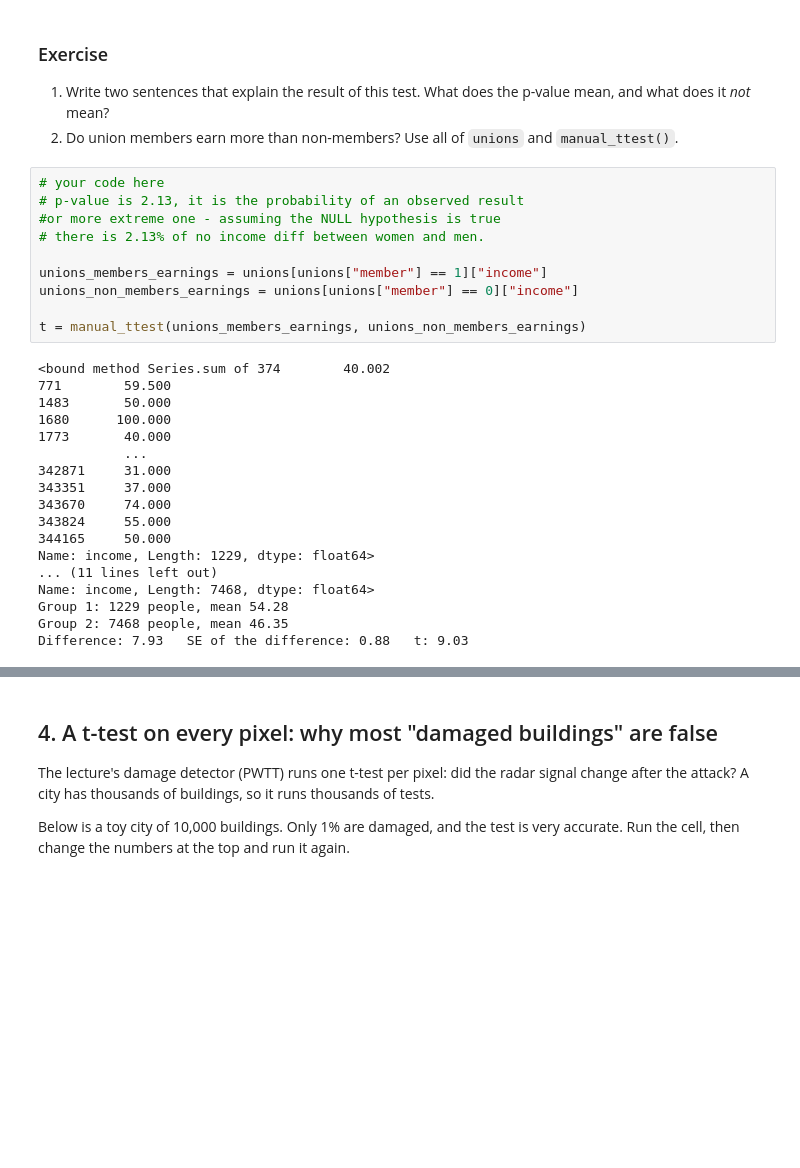
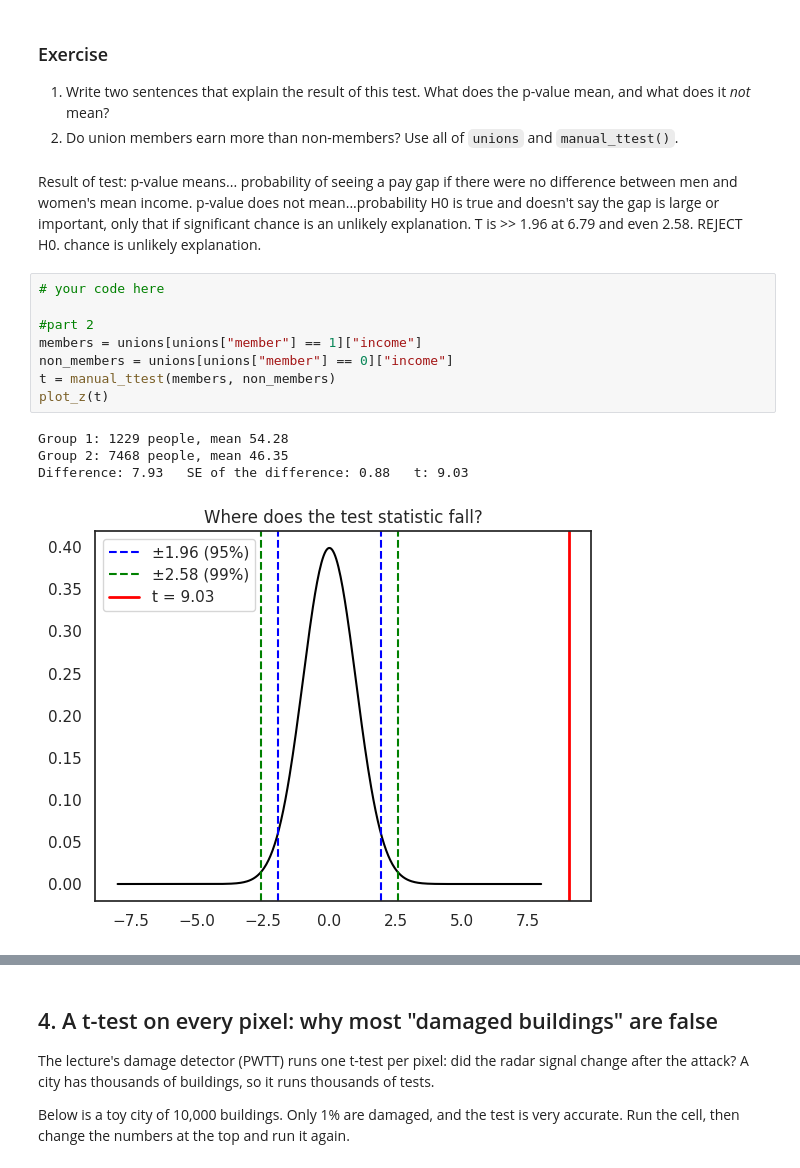
Before and after one commit to jasminebarry/BASC0005, a Jupyter notebook: notebooks/W06. Hypothesis Testing.ipynb, the cells around one changed output, grey strips where cells are left out. Drawn from its saved outputs; the diff is of its cells as text; blank space fills up the shorter version.

```diff
--- a/notebooks/W06. Hypothesis Testing.ipynb
+++ b/notebooks/W06. Hypothesis Testing.ipynb
@@ -218,31 +210,21 @@ p-value = 2.12797073051945e-11
 
 1. Write two sentences that explain the result of this test. What does the p-value mean, and what does it *not* mean?
 2. Do union members earn more than non-members? Use all of `unions` and `manual_ttest()`.
+# %% [markdown]
+Result of test:
+p-value means... probability of seeing a pay gap if there were no difference between men and women's mean income.
+p-value does not mean...probability H0 is true and doesn't say the gap is large or important, only that if significant chance is an unlikely explanation.
+T is >> 1.96 at 6.79 and even 2.58. REJECT H0. chance is unlikely explanation.
 # %%
 # your code here
-# p-value is 2.13, it is the probability of an observed result
-#or more extreme one - assuming the NULL hypothesis is true
-# there is 2.13% of no income diff between women and men.
 
-unions_members_earnings = unions[unions["member"] == 1]["income"]
-unions_non_members_earnings = unions[unions["member"] == 0]["income"]
-
-t = manual_ttest(unions_members_earnings, unions_non_members_earnings)
+#part 2
+members = unions[unions["member"] == 1]["income"]
+non_members = unions[unions["member"] == 0]["income"]
+t = manual_ttest(members, non_members)
+plot_z(t)
 # %% [output]
-<bound method Series.sum of 374        40.002
-771        59.500
-1483       50.000
-1680      100.000
-1773       40.000
-           ...
-342871     31.000
-343351     37.000
-343670     74.000
-343824     55.000
-344165     50.000
-Name: income, Length: 1229, dtype: float64>
-... (11 lines left out)
-Name: income, Length: 7468, dtype: float64>
 Group 1: 1229 people, mean 54.28
 Group 2: 7468 people, mean 46.35
 Difference: 7.93   SE of the difference: 0.88   t: 9.03
+[figure, added]
```
Also changed, not shown: parts of 11 cells of this notebook.
